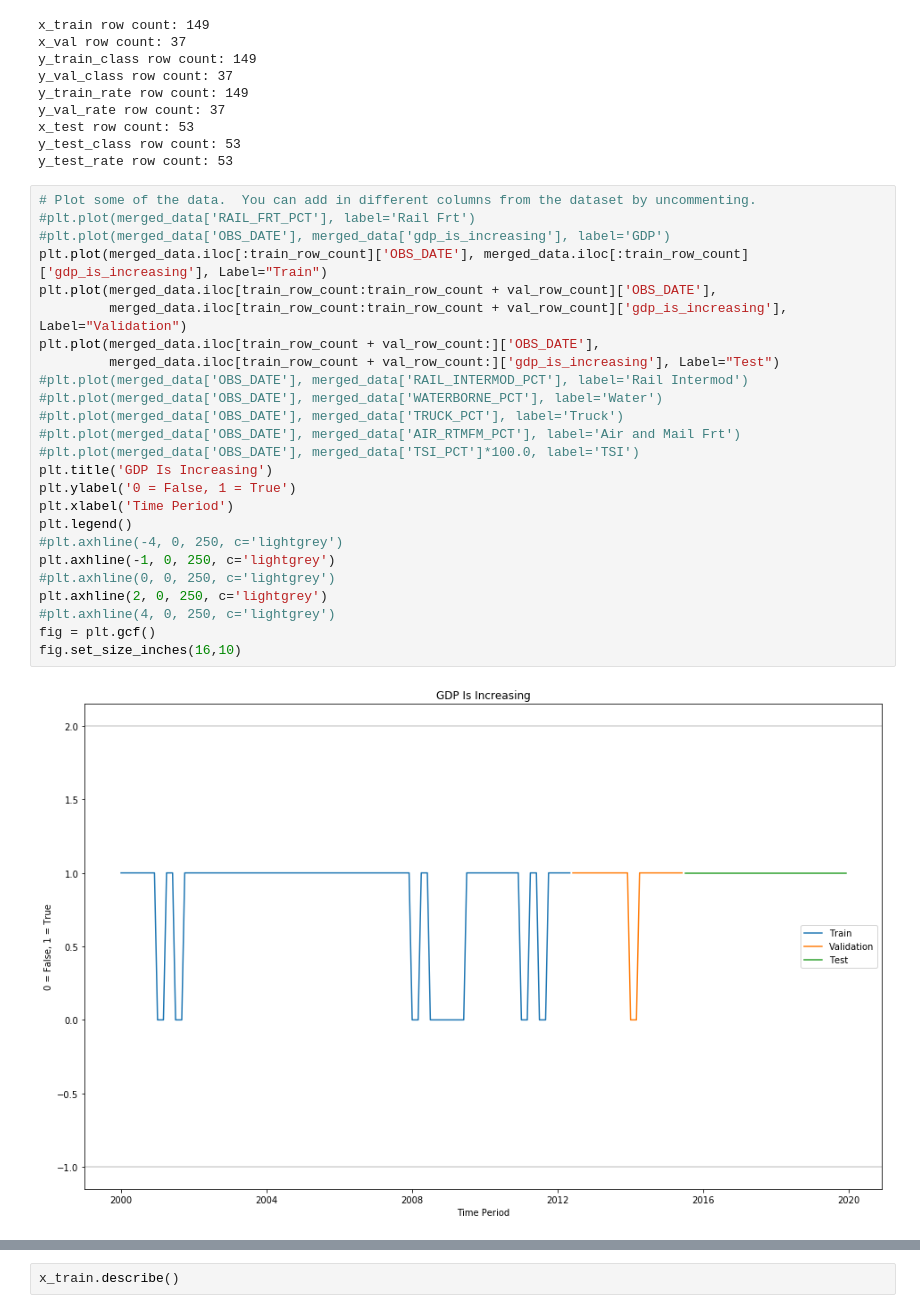
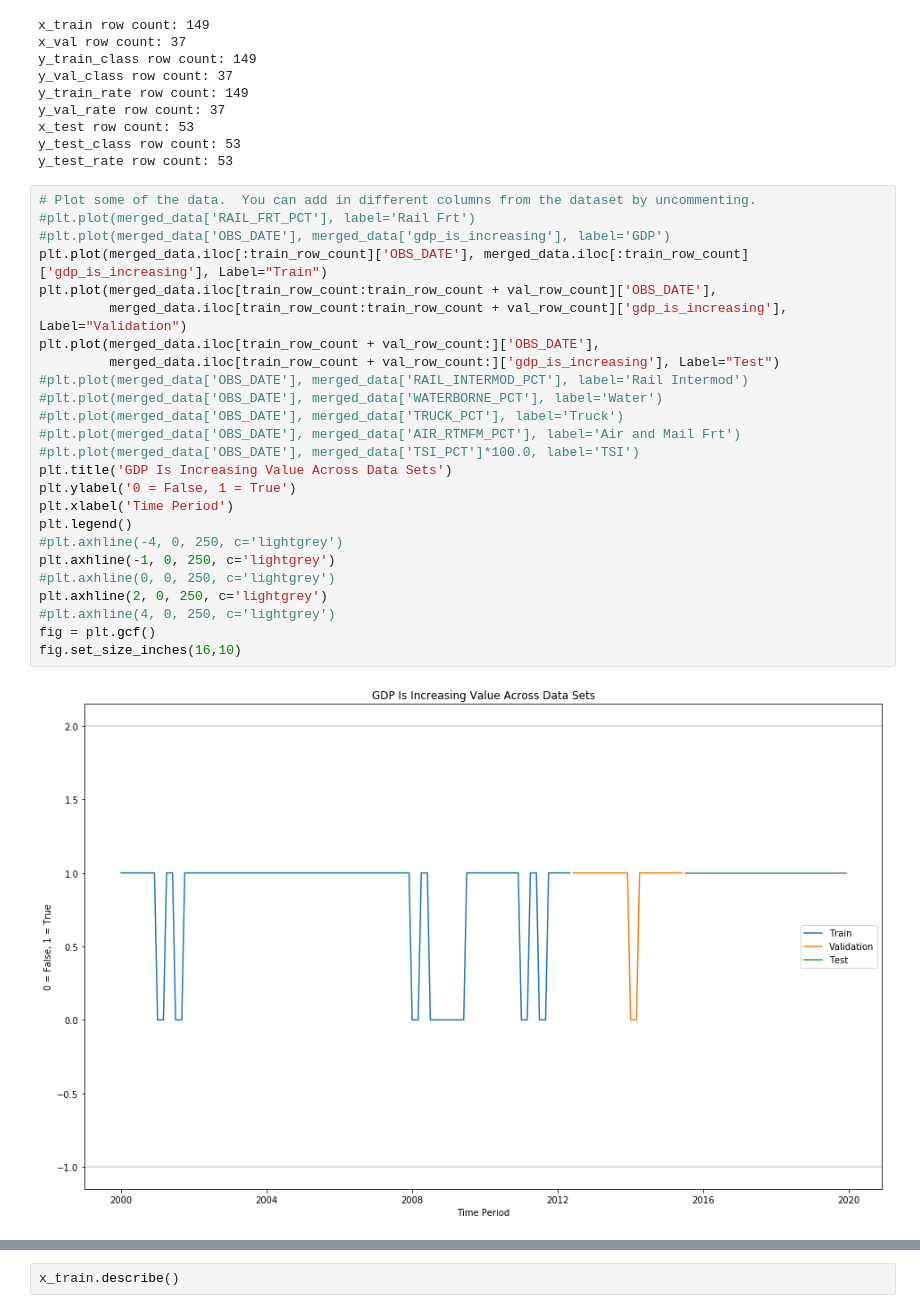
Before and after one commit to schkotty/Data-Science, a Jupyter notebook: GDP-Predictor/GDP-Classifier.ipynb, the cells around one changed output, grey strips where cells are left out. Drawn from its saved outputs; the diff is of its cells as text.

```diff
--- a/GDP-Predictor/GDP-Classifier.ipynb
+++ b/GDP-Predictor/GDP-Classifier.ipynb
@@ -364,30 +321,30 @@ y_test_rate row count: 53
 # %%
 # Plot some of the data.  You can add in different columns from the dataset by uncommenting.
 #plt.plot(merged_data['RAIL_FRT_PCT'], label='Rail Frt')
 #plt.plot(merged_data['OBS_DATE'], merged_data['gdp_is_increasing'], label='GDP')
 plt.plot(merged_data.iloc[:train_row_count]['OBS_DATE'], merged_data.iloc[:train_row_count]['gdp_is_increasing'], Label="Train")
 plt.plot(merged_data.iloc[train_row_count:train_row_count + val_row_count]['OBS_DATE'],
          merged_data.iloc[train_row_count:train_row_count + val_row_count]['gdp_is_increasing'], Label="Validation")
 plt.plot(merged_data.iloc[train_row_count + val_row_count:]['OBS_DATE'],
          merged_data.iloc[train_row_count + val_row_count:]['gdp_is_increasing'], Label="Test")
 #plt.plot(merged_data['OBS_DATE'], merged_data['RAIL_INTERMOD_PCT'], label='Rail Intermod')
 #plt.plot(merged_data['OBS_DATE'], merged_data['WATERBORNE_PCT'], label='Water')
 #plt.plot(merged_data['OBS_DATE'], merged_data['TRUCK_PCT'], label='Truck')
 #plt.plot(merged_data['OBS_DATE'], merged_data['AIR_RTMFM_PCT'], label='Air and Mail Frt')
 #plt.plot(merged_data['OBS_DATE'], merged_data['TSI_PCT']*100.0, label='TSI')
-plt.title('GDP Is Increasing')
+plt.title('GDP Is Increasing Value Across Data Sets')
 plt.ylabel('0 = False, 1 = True')
 plt.xlabel('Time Period')
 plt.legend()
 #plt.axhline(-4, 0, 250, c='lightgrey')
 plt.axhline(-1, 0, 250, c='lightgrey')
 #plt.axhline(0, 0, 250, c='lightgrey')
 plt.axhline(2, 0, 250, c='lightgrey')
 #plt.axhline(4, 0, 250, c='lightgrey')
 fig = plt.gcf()
 fig.set_size_inches(16,10)
 # %% [output]
-[figure, old version]
+[figure, new version]
 # %%
 # Plot some of the data.  You can add in different columns from the dataset by uncommenting.
 #plt.plot(merged_data['RAIL_FRT_PCT'], label='Rail Frt')
```
Also changed, not shown: parts of 41 cells of this notebook, 1 other file.
